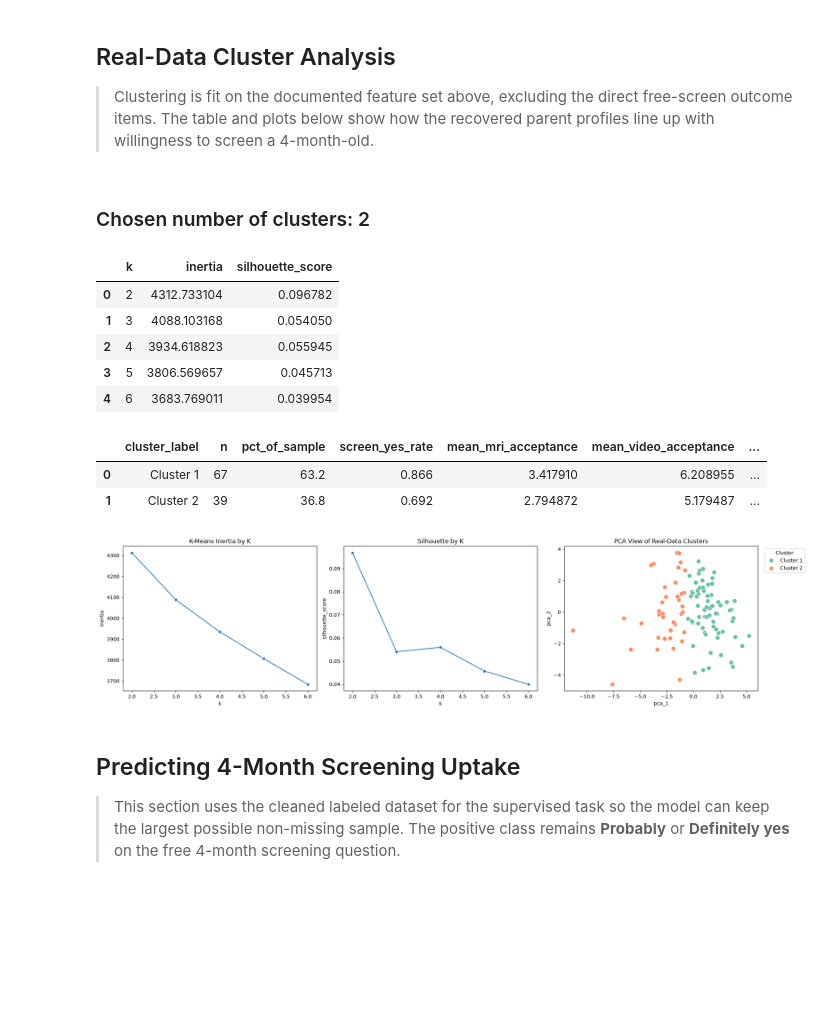
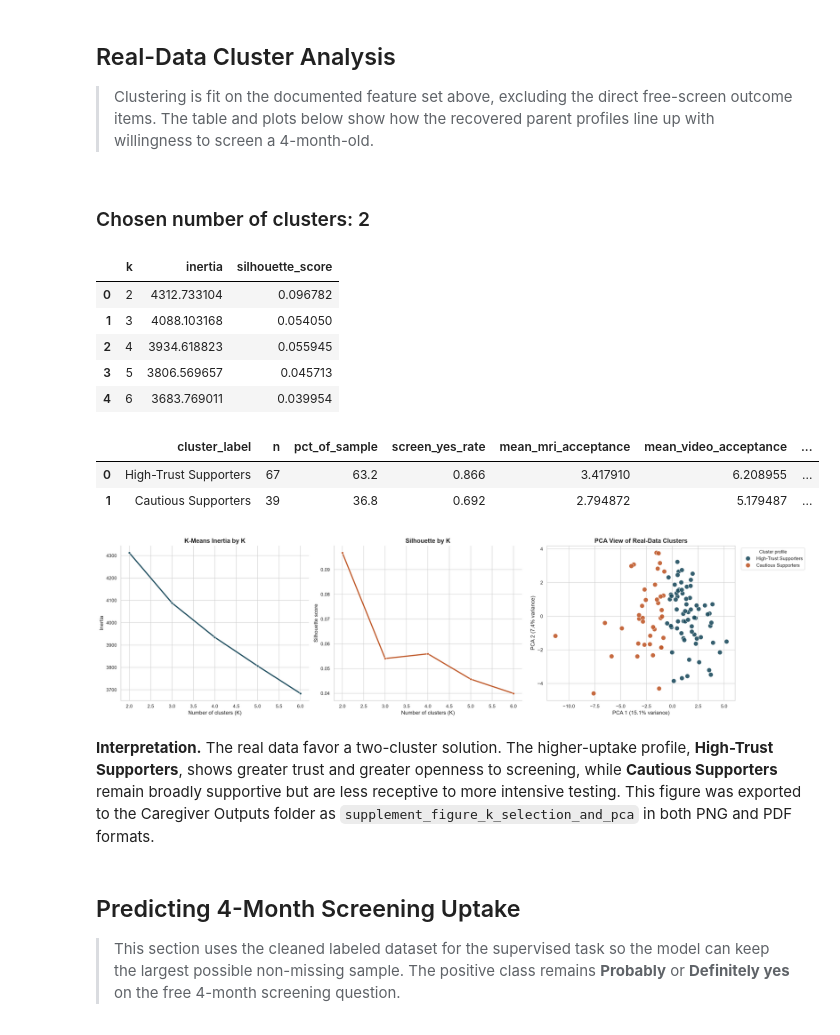
Before and after one commit to namo507/esd-redcap-metadata-watcher, a Jupyter notebook: Caregiver Project/caregiver_cluster_analysis.ipynb, the cells around one changed output. Drawn from its saved outputs; the diff is of its cells as text; code cells hidden in the pictures; blank space fills up the shorter version.

```diff
--- a/Caregiver Project/caregiver_cluster_analysis.ipynb
+++ b/Caregiver Project/caregiver_cluster_analysis.ipynb
@@ -201,0 +206,16 @@ Automatic label alignment is applied through **tfa_complete**, which safely cove
+# %%
+from pathlib import Path
+from IPython.display import Markdown, display
+
+figure_output_dir = Path(paths['clean_complete']).resolve().parent / 'Caregiver Outputs'
+figure_output_dir.mkdir(parents=True, exist_ok=True)
+
+def export_figure(fig, stem: str):
+    saved_paths = []
+    for suffix in ('png', 'pdf'):
+        target = figure_output_dir / f'{stem}.{suffix}'
+        fig.savefig(target, bbox_inches='tight', facecolor='white')
+        saved_paths.append(target)
+    return saved_paths
+
+display(Markdown(f'### Figure output directory\nFigures will be exported to **{figure_output_dir}** as both PNG and PDF files.'))
@@ -418,49 +441,81 @@ cluster_summary_real = (
         mean_video_acceptance=('tfa_video', 'mean'),
         mean_overall_help=('tfa_overall_help', 'mean'),
         mean_scan_any=('tfa_scan_any', 'mean'),
         mean_knowledge=('autism_knowledge_score', 'mean'),
+        mean_trusting=('tfa_trusting', 'mean'),
+        mean_angry=('tfa_angry', 'mean'),
     )
     .sort_values('screen_yes_rate', ascending=False)
     .reset_index()
     .rename(columns={'cluster_raw': 'original_cluster'})
 )
-cluster_summary_real['cluster_label'] = [f'Cluster {index + 1}' for index in range(len(cluster_summary_real))]
-cluster_order_map = dict(zip(cluster_summary_real['original_cluster'], cluster_summary_real['cluster_label']))
-cluster_df_real['cluster_label'] = cluster_df_real['cluster_raw'].map(cluster_order_map)
+cluster_summary_real['pct_of_sample'] = (cluster_summary_real['n'] / len(cluster_df_real) * 100).round(1)
+
+cluster_name_map = {}
+if len(cluster_summary_real) == 2:
+    cluster_name_map[cluster_summary_real.loc[0, 'original_cluster']] = 'High-Trust Supporters'
+    cluster_name_map[cluster_summary_real.loc[1, 'original_cluster']] = 'Cautious Supporters'
+else:
+    highest_uptake_cluster = cluster_summary_real.loc[cluster_summary_real['screen_yes_rate'].idxmax(), 'original_cluster']
+    lowest_uptake_cluster = cluster_summary_real.loc[cluster_summary_real['screen_yes_rate'].idxmin(), 'original_cluster']
+    most_burdened_cluster = cluster_summary_real.loc[(cluster_summary_real['mean_mri_acceptance'] - cluster_summary_real['mean_video_acceptance']).idxmin(), 'original_cluster']
+    cluster_name_map[highest_uptake_cluster] = 'High-Trust Supporters'
+    cluster_name_map[lowest_uptake_cluster] = 'Burden-Conscious Skeptics'
+    if most_burdened_cluster not in cluster_name_map:
+        cluster_name_map[most_burdened_cluster] = 'Cautious Supporters'
+    remaining_clusters = [cluster for cluster in cluster_summary_real['original_cluster'] if cluster not in cluster_name_map]
+    fallback_names = ['Values-Driven Supporters', 'Selective Supporters', 'Moderate Supporters']
+    for cluster, label in zip(remaining_clusters, fallback_names):
+        cluster_name_map[cluster] = label
+
+cluster_summary_real['cluster_label'] = cluster_summary_real['original_cluster'].map(cluster_name_map)
+cluster_df_real['cluster_label'] = cluster_df_real['cluster_raw'].map(cluster_name_map)
 cluster_summary_real['screen_yes_rate'] = cluster_summary_real['screen_yes_rate'].round(3)
-cluster_summary_real['pct_of_sample'] = (cluster_summary_real['n'] / len(cluster_df_real) * 100).round(1)
 
 pca_real = PCA(n_components=2, random_state=42)
 pca_scores_real = pca_real.fit_transform(X_cluster_scaled)
 cluster_df_real['pca_1'] = pca_scores_real[:, 0]
 cluster_df_real['pca_2'] = pca_scores_real[:, 1]
 
-fig, axes = plt.subplots(1, 3, figsize=(20, 5))
-sns.lineplot(data=cluster_diagnostics_df, x='k', y='inertia', marker='o', ax=axes[0])
-axes[0].set_title('K-Means Inertia by K')
-sns.lineplot(data=cluster_diagnostics_df, x='k', y='silhouette_score', marker='o', ax=axes[1])
-axes[1].set_title('Silhouette by K')
-sns.scatterplot(data=cluster_df_real, x='pca_1', y='pca_2', hue='cluster_label', palette='Set2', s=80, ax=axes[2])
-axes[2].set_title('PCA View of Real-Data Clusters')
-axes[2].legend(title='Cluster', bbox_to_anchor=(1.02, 1), loc='upper left')
+fig, axes = plt.subplots(1, 3, figsize=(21, 5.5))
+sns.lineplot(data=cluster_diagnostics_df, x='k', y='inertia', marker='o', color='#1f4e5f', linewidth=2.5, ax=axes[0])
+axes[0].set_title('K-Means Inertia by K', fontsize=13, weight='bold')
+axes[0].set_xlabel('Number of clusters (K)')
+axes[0].set_ylabel('Inertia')
+sns.lineplot(data=cluster_diagnostics_df, x='k', y='silhouette_score', marker='o', color='#c05a2b', linewidth=2.5, ax=axes[1])
+axes[1].set_title('Silhouette by K', fontsize=13, weight='bold')
+axes[1].set_xlabel('Number of clusters (K)')
+axes[1].set_ylabel('Silhouette score')
+cluster_palette_real = dict(zip(cluster_summary_real['cluster_label'], sns.color_palette(['#1f4e5f', '#c05a2b', '#4c7a5a', '#9b6a3f'][:len(cluster_summary_real)])))
+sns.scatterplot(data=cluster_df_real, x='pca_1', y='pca_2', hue='cluster_label', palette=cluster_palette_real, s=95, alpha=0.9, ax=axes[2])
+axes[2].set_title('PCA View of Real-Data Clusters', fontsize=13, weight='bold')
+axes[2].set_xlabel(f'PCA 1 ({pca_real.explained_variance_ratio_[0]:.1%} variance)')
+axes[2].set_ylabel(f'PCA 2 ({pca_real.explained_variance_ratio_[1]:.1%} variance)')
+axes[2].legend(title='Cluster profile', bbox_to_anchor=(1.02, 1), loc='upper left')
+for axis in axes[:2]:
+    axis.spines['top'].set_visible(False)
+    axis.spines['right'].set_visible(False)
 plt.tight_layout()
+export_figure(fig, 'supplement_figure_k_selection_and_pca')
 
 display(Markdown(f'### Chosen number of clusters: {best_k_real}'))
 display(cluster_diagnostics_df)
-display(cluster_summary_real[['cluster_label', 'n', 'pct_of_sample', 'screen_yes_rate', 'mean_mri_acceptance', 'mean_video_acceptance', 'mean_overall_help', 'mean_scan_any', 'mean_knowledge']])
+display(cluster_summary_real[['cluster_label', 'n', 'pct_of_sample', 'screen_yes_rate', 'mean_mri_acceptance', 'mean_video_acceptance', 'mean_overall_help', 'mean_scan_any', 'mean_knowledge', 'mean_trusting', 'mean_angry']])
 plt.show()
+display(Markdown("**Interpretation.** The real data favor a two-cluster solution. The higher-uptake profile, **High-Trust Supporters**, shows greater trust and greater openness to screening, while **Cautious Supporters** remain broadly supportive but are less receptive to more intensive testing. This figure was exported to the Caregiver Outputs folder as `supplement_figure_k_selection_and_pca` in both PNG and PDF formats."))
 # %% [output]
 ### Chosen number of clusters: 2
 |  | k | inertia | silhouette_score |
 | 0 | 2 | 4312.733104 | 0.096782 |
 | 1 | 3 | 4088.103168 | 0.054050 |
 | 2 | 4 | 3934.618823 | 0.055945 |
 | 3 | 5 | 3806.569657 | 0.045713 |
 | 4 | 6 | 3683.769011 | 0.039954 |
 |  | cluster_label | n | pct_of_sample | screen_yes_rate | mean_mri_acceptance | mean_video_acceptance | ... |
-| 0 | Cluster 1 | 67 | 63.2 | 0.866 | 3.417910 | 6.208955 | ... |
-| 1 | Cluster 2 | 39 | 36.8 | 0.692 | 2.794872 | 5.179487 | ... |
+| 0 | High-Trust Supporters | 67 | 63.2 | 0.866 | 3.417910 | 6.208955 | ... |
+| 1 | Cautious Supporters | 39 | 36.8 | 0.692 | 2.794872 | 5.179487 | ... |
-[figure, old version]
+[figure, new version]
+**Interpretation.** The real data favor a two-cluster solution. The higher-uptake profile, **High-Trust Supporters**, shows greater trust and greater openness to screening, while **Cautious Supporters** remain broadly supportive but are less receptive to more intensive testing. This figure was exported to the Caregiver Outputs folder as `supplement_figure_k_selection_and_pca` in both PNG and PDF formats.
 # %% [markdown]
 ## Predicting 4-Month Screening Uptake
 
```
Also changed, not shown: parts of 7 cells of this notebook.
